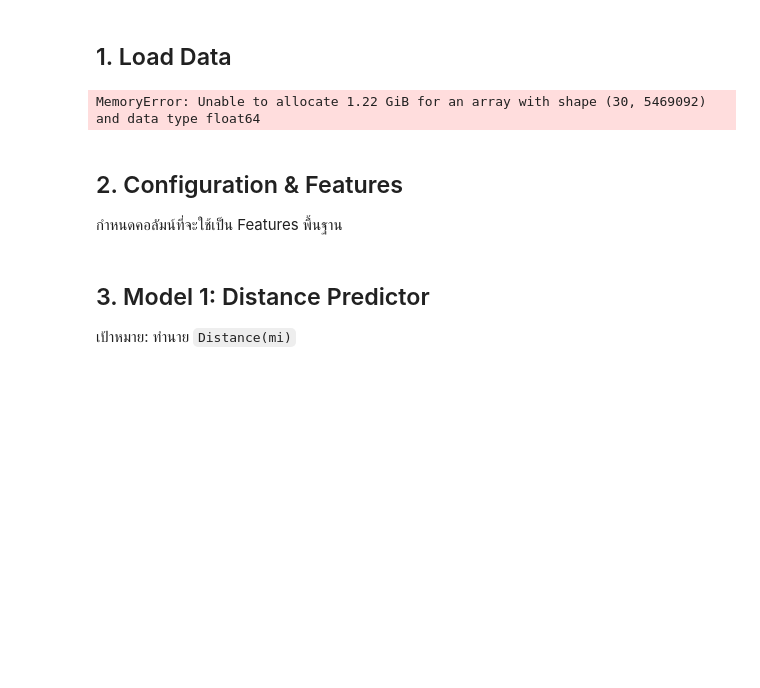
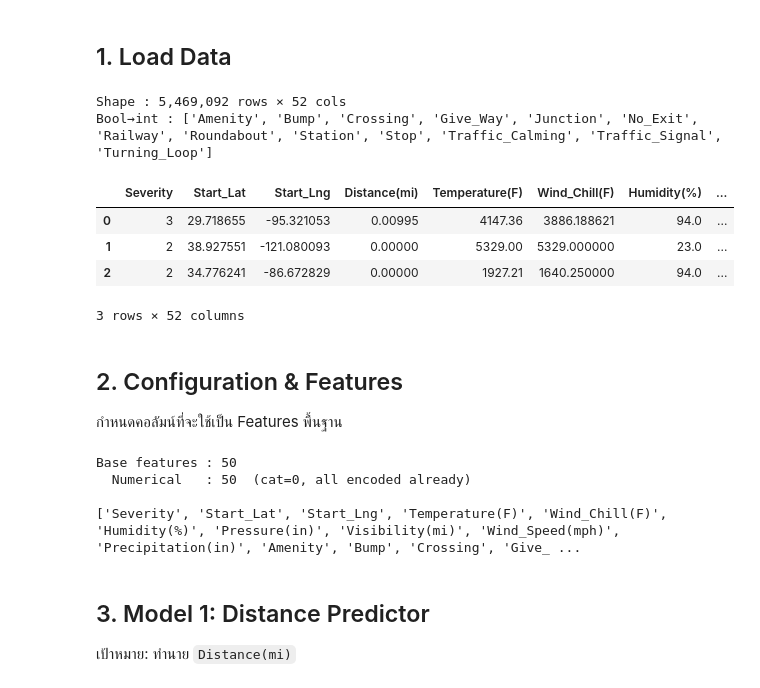
Before and after one commit to ThnaChamp/us-traffic-incident-analysis, a Jupyter notebook: notebooks/04_model_training.ipynb, the cells around one changed output. Saved outputs shown, nothing was run; the diff lists cells and outputs as text; code cells hidden in the pictures; blank space fills up the shorter version.

```diff
--- a/notebooks/04_model_training.ipynb
+++ b/notebooks/04_model_training.ipynb
@@ -26,30 +27,45 @@ from xgboost import XGBRegressor
 # %% [markdown]
 ## 1. Load Data
 # %%
-df_train = pd.read_csv("../data/processed/03/train_features.csv")
-print(f"Train set shape: {df_train.shape}")
+df_train = pd.read_csv("../data/processed/03/accidents_features.csv")
+
+# Bool columns from CSV stay as bool dtype — cast to int so XGBoost treats them as numeric
+bool_cols = df_train.select_dtypes(include='bool').columns.tolist()
+df_train[bool_cols] = df_train[bool_cols].astype(int)
+
+print(f"Shape : {df_train.shape[0]:,} rows × {df_train.shape[1]} cols")
+print(f"Bool→int : {bool_cols}")
+df_train.head(3)
 # %% [output]
-MemoryError: Unable to allocate 1.22 GiB for an array with shape (30, 5469092) and data type float64
+Shape : 5,469,092 rows × 52 cols
+Bool→int : ['Amenity', 'Bump', 'Crossing', 'Give_Way', 'Junction', 'No_Exit', 'Railway', 'Roundabout', 'Station', 'Stop', 'Traffic_Calming', 'Traffic_Signal', 'Turning_Loop']
+|  | Severity | Start_Lat | Start_Lng | Distance(mi) | Temperature(F) | Wind_Chill(F) | Humidity(%) | ... |
+| 0 | 3 | 29.718655 | -95.321053 | 0.00995 | 4147.36 | 3886.188621 | 94.0 | ... |
+| 1 | 2 | 38.927551 | -121.080093 | 0.00000 | 5329.00 | 5329.000000 | 23.0 | ... |
+| 2 | 2 | 34.776241 | -86.672829 | 0.00000 | 1927.21 | 1640.250000 | 94.0 | ... |
+3 rows × 52 columns
 # %% [markdown]
 ## 2. Configuration & Features
 กำหนดคอลัมน์ที่จะใช้เป็น Features พื้นฐาน
 # %%
-# คอลัมน์ที่ไม่นำมาใช้เป็น Feature
-drop_cols_base = ["Duration(min)", "Distance(mi)", "Start_Time", "Description", "Street",
-                  "City", "County", "Zipcode", "Start_Date", "State", "Sunrise_Sunset",
-                  "Civil_Twilight", "Nautical_Twilight", "Astronomical_Twilight"]
+TARGET_DIST = "Distance(mi)"
+TARGET_DUR  = "Duration(min)"
 
-base_features = [col for col in df_train.columns if col not in drop_cols_base]
+# All text/categorical columns were encoded in feature engineering — nothing to one-hot
+base_features = [c for c in df_train.columns if c not in [TARGET_DIST, TARGET_DUR]]
+X_base        = df_train[base_features]
 
-X_base = df_train[base_features]
+num_features = X_base.select_dtypes(include='number').columns.tolist()
+cat_features = []   # already encoded in 03_feature_engineering
 
-# แยกประเภทคอลัมน์
-num_features = X_base.select_dtypes(include=['float32', 'float64', 'int32', 'int64', 'uint8']).columns.tolist()
-cat_features = X_base.select_dtypes(include=['object']).columns.tolist()
-
-print(f"Base Features: {len(base_features)}")
-print(f"- Numerical: {len(num_features)}")
-print(f"- Categorical: {len(cat_features)}")
+print(f"Base features : {len(base_features)}")
+print(f"  Numerical   : {len(num_features)}  (cat=0, all encoded already)")
+print(f"\n{num_features}")
+# %% [output]
+Base features : 50
+  Numerical   : 50  (cat=0, all encoded already)
+
+['Severity', 'Start_Lat', 'Start_Lng', 'Temperature(F)', 'Wind_Chill(F)', 'Humidity(%)', 'Pressure(in)', 'Visibility(mi)', 'Wind_Speed(mph)', 'Precipitation(in)', 'Amenity', 'Bump', 'Crossing', 'Give_ ...
 # %% [markdown]
 ## 3. Model 1: Distance Predictor
 เป้าหมาย: ทำนาย `Distance(mi)`
```
Also changed, not shown: parts of 6 cells of this notebook, 8 other files.
